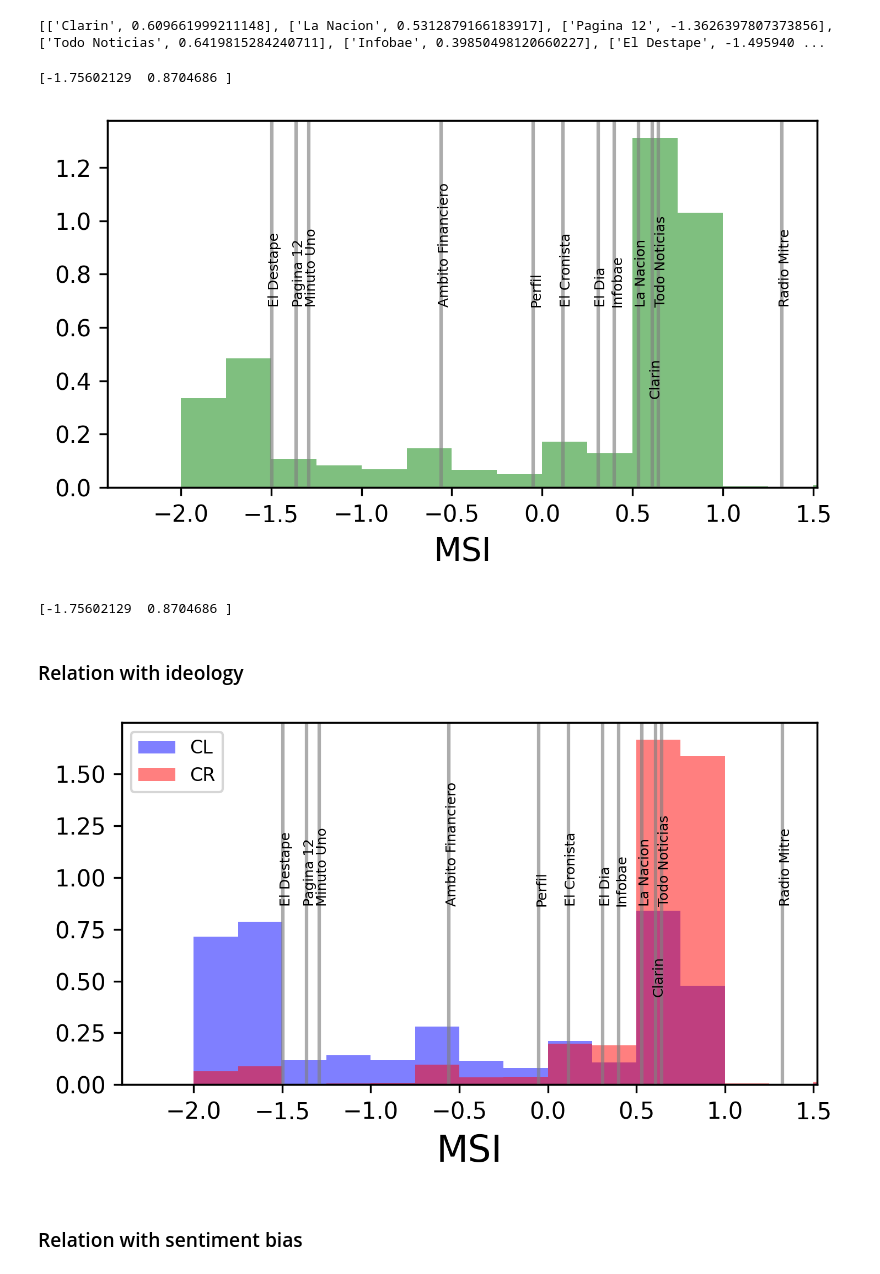
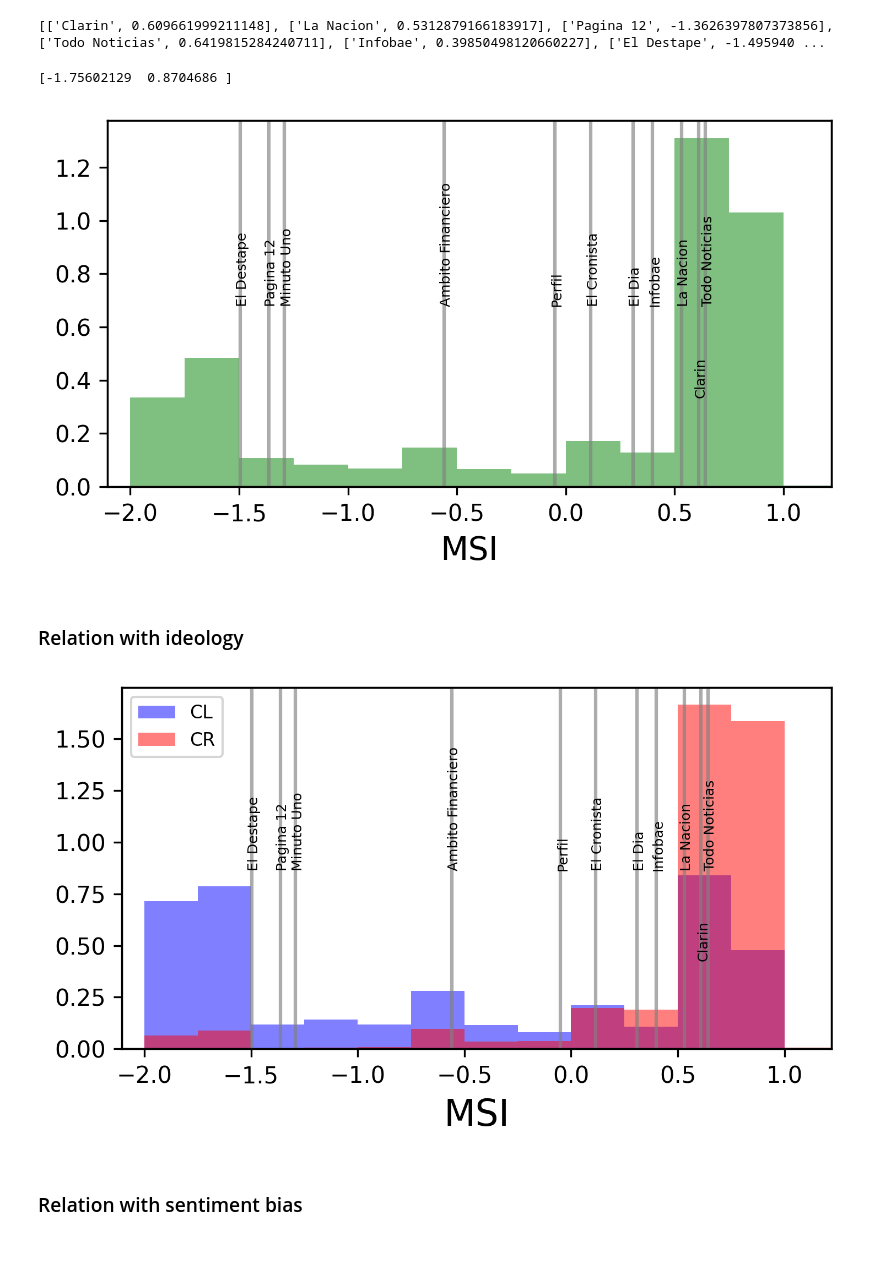
Before and after one commit to spinto88/MediaSharingIndex, a Jupyter notebook: MediaShareIndex_ppal_media_relation_ideology.ipynb, the cells around one changed output. Saved outputs shown, nothing was run; the diff lists cells and outputs as text; code cells hidden in the pictures.

```diff
--- a/MediaShareIndex_ppal_media_relation_ideology.ipynb
+++ b/MediaShareIndex_ppal_media_relation_ideology.ipynb
@@ -82,13 +82,14 @@ ax.set_xlabel(r'MSI', size = 14)
 
 ax2 = ax.twinx()
 for ms in media_score:
-    ax2.axvline(ms[1], color = 'grey', alpha = 0.65)
-    if ms[0] != 'Clarin':
-        ax2.text(x = ms[1]-0.02, y = 0.5, s=ms[0], rotation = 90, size = 6)
-    else:
-        ax2.text(x = ms[1]-0.02, y = 0.25, s=ms[0], rotation = 90, size = 6)
+    if ms[0] != 'Radio Mitre':
+        ax2.axvline(ms[1], color = 'grey', alpha = 0.65)
+        if ms[0] != 'Clarin':
+            ax2.text(x = ms[1]-0.02, y = 0.5, s=ms[0], rotation = 90, size = 6)
+        else:
+            ax2.text(x = ms[1]-0.02, y = 0.25, s=ms[0], rotation = 90, size = 6)
 ax2.set_yticks([])
-ax.set_xlim(np.quantile(score_users, q = [0.005, 0.995]) + np.array([-0.65, 0.65]))
+ax.set_xlim(np.quantile(score_users, q = [0.005, 0.995]) + np.array([-0.35, 0.35]))
 print(np.quantile(score_users, q = [0.005, 0.995]))
 fig.tight_layout()
 plt.savefig('Results/MSI.pdf')#, bbox_inches = matplotlib.transforms.Bbox.from_bounds(0, -0.25, 5, 2.25))
@@ -96,11 +97,7 @@ plt.savefig('Results/MSI.png')#, bbox_inches = matplotlib.transforms.Bbox.from_b
 plt.show()
 # %% [output]
 [-1.75602129  0.8704686 ]
-[figure, old version]
+[figure, new version]
-# %%
-print(np.quantile(score_users, q = [0.005, 0.995]))
-# %% [output]
-[-1.75602129  0.8704686 ]
 # %%
 user_media_df_filtrado['score'] = score_users
 # %%
@@ -118,29 +115,30 @@ user_media_df_filtrado['ideology'] = ideology_of_msi_users
 # %%
 # Scores of the users
 fig, ax = plt.subplots(dpi = 300, figsize=(5,3))
 
 
 ideocolor = {'FF': 'b', 'MP': 'r'}
 for ideology in ['FF', 'MP']:
     ax.hist(user_media_df_filtrado[user_media_df_filtrado['ideology'] == ideology]['score'], bins = np.arange(-2, 2, 0.25), alpha = 0.50, color = ideocolor[ideology], density = True, label = ['CL' if ideology == 'FF' else 'CR'])
 ax.set_xlabel(r'MSI', size = 16)
 ax.legend(loc = 'upper left', fontsize = 8)
 
 ax2 = ax.twinx()
 for ms in media_score:
-    ax2.axvline(ms[1], color = 'grey', alpha = 0.65)
-    if ms[0] != 'Clarin':
-        ax2.text(x = ms[1]-0.02, y = 0.5, s=ms[0], rotation = 90, size = 6)
-    else:
-        ax2.text(x = ms[1]-0.02, y = 0.25, s=ms[0], rotation = 90, size = 6)
+    if ms[0] != 'Radio Mitre':
+        ax2.axvline(ms[1], color = 'grey', alpha = 0.65)
+        if ms[0] != 'Clarin':
+            ax2.text(x = ms[1]-0.02, y = 0.5, s=ms[0], rotation = 90, size = 6)
+        else:
+            ax2.text(x = ms[1]-0.02, y = 0.25, s=ms[0], rotation = 90, size = 6)
 ax2.set_yticks([])
-ax.set_xlim(np.quantile(score_users, q = [0.005, 0.995]) + [-0.65, 0.65])
+ax.set_xlim(np.quantile(score_users, q = [0.005, 0.995]) + [-0.35, 0.35])
 fig.tight_layout()
 plt.savefig('Results/MSI_ideology.pdf')#, bbox_inches = matplotlib.transforms.Bbox.from_bounds(0, -0.25, 5, 2.25))
 plt.savefig('Results/MSI_ideology.png')#, bbox_inches = matplotlib.transforms.Bbox.from_bounds(0, -0.25, 5, 2.25))
 plt.show()
 # %% [output]
-[figure, old version]
+[figure, new version]
 # %% [markdown]
 ### Relation with sentiment bias
 # %%
```
Also changed, not shown: 10 other files.
